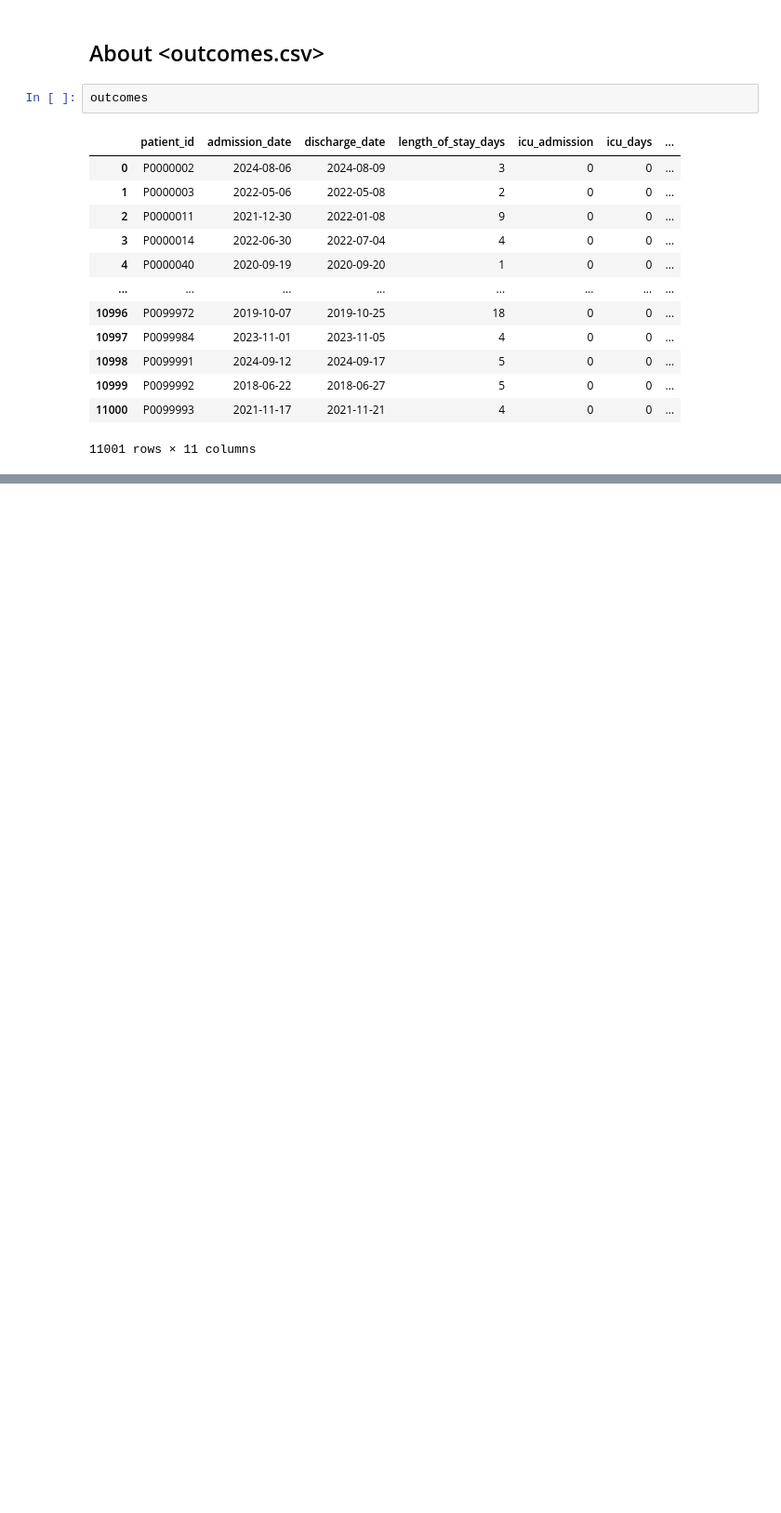
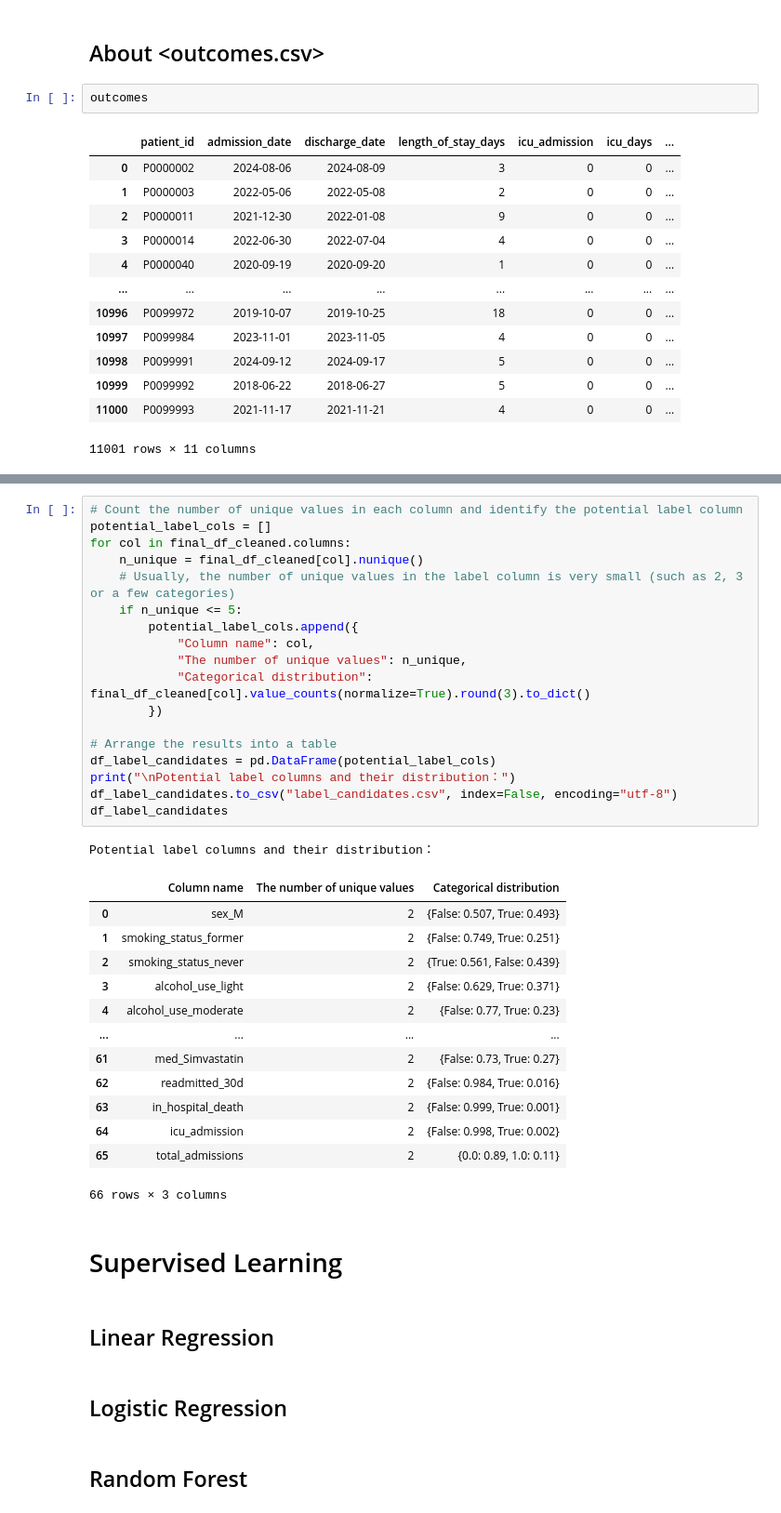
Before and after one commit to leastima/ml_project, a Jupyter notebook: data_process/ML2_Project_Group2.ipynb, the cells around one changed output, grey strips where cells are left out. Shown at 93% size. Saved outputs shown, nothing was run; the diff lists cells and outputs as text; blank space fills up the shorter version.

```diff
--- a/data_process/ML2_Project_Group2.ipynb
+++ b/data_process/ML2_Project_Group2.ipynb
@@ -447,0 +766,41 @@ print(patient_features.head(3))
+# %%
+# Count the number of unique values in each column and identify the potential label column
+potential_label_cols = []
+for col in final_df_cleaned.columns:
+    n_unique = final_df_cleaned[col].nunique()
+    # Usually, the number of unique values in the label column is very small (such as 2, 3 or a few categories)
+    if n_unique <= 5:
+        potential_label_cols.append({
+            "Column name": col,
+            "The number of unique values": n_unique,
+            "Categorical distribution": final_df_cleaned[col].value_counts(normalize=True).round(3).to_dict()
+        })
+
+# Arrange the results into a table
+df_label_candidates = pd.DataFrame(potential_label_cols)
+print("\nPotential label columns and their distribution：")
+df_label_candidates.to_csv("label_candidates.csv", index=False, encoding="utf-8")
+df_label_candidates
+# %% [output]
+Potential label columns and their distribution：
+|  | Column name | The number of unique values | Categorical distribution |
+| 0 | sex_M | 2 | {False: 0.507, True: 0.493} |
+| 1 | smoking_status_former | 2 | {False: 0.749, True: 0.251} |
+| 2 | smoking_status_never | 2 | {True: 0.561, False: 0.439} |
+| 3 | alcohol_use_light | 2 | {False: 0.629, True: 0.371} |
+| 4 | alcohol_use_moderate | 2 | {False: 0.77, True: 0.23} |
+| ... | ... | ... | ... |
+| 61 | med_Simvastatin | 2 | {False: 0.73, True: 0.27} |
+| 62 | readmitted_30d | 2 | {False: 0.984, True: 0.016} |
+| 63 | in_hospital_death | 2 | {False: 0.999, True: 0.001} |
+| 64 | icu_admission | 2 | {False: 0.998, True: 0.002} |
+| 65 | total_admissions | 2 | {0.0: 0.89, 1.0: 0.11} |
+66 rows × 3 columns
+# %% [markdown]
+# Supervised Learning
+# %% [markdown]
+## Linear Regression
+# %% [markdown]
+## Logistic Regression
+# %% [markdown]
+## Random Forest
```
Also changed, not shown: parts of 29 cells of this notebook, 8 other files.
